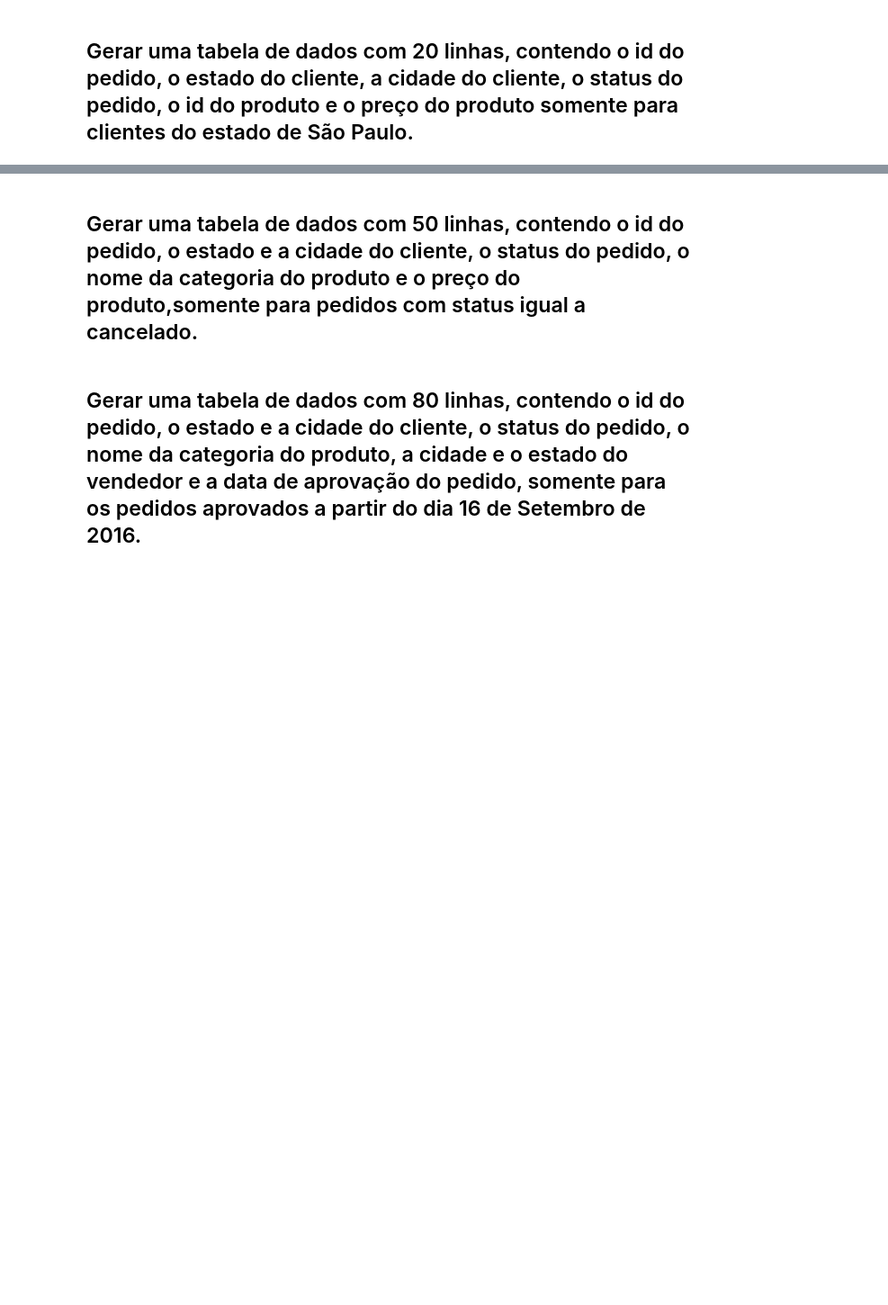
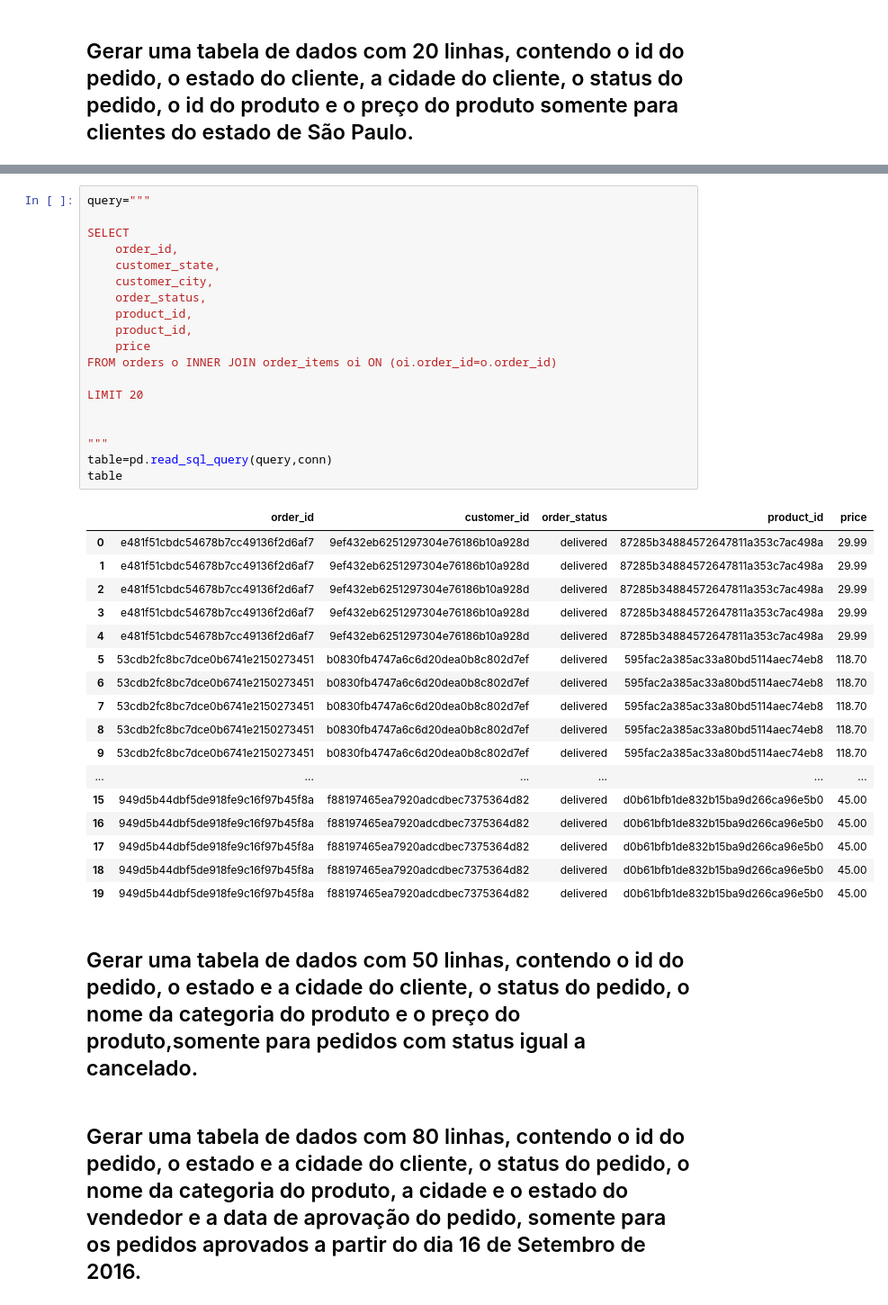
Before and after one commit to alessandra-barbosa/olist_brazil_advanced_sql, a Jupyter notebook: olist_brazil_avanced_sql_08.ipynb, the cells around one changed output, grey strips where cells are left out. Shown at 90% size. Cells and saved outputs as stored; diff of their text form; blank space fills up the shorter version.

```diff
--- a/olist_brazil_avanced_sql_08.ipynb
+++ b/olist_brazil_avanced_sql_08.ipynb
@@ -1491,3 +1955,40 @@ table
+# %%
+query="""
+
+SELECT
+    order_id,
+    customer_state,
+    customer_city,
+    order_status,
+    product_id,
+    product_id,
+    price
+FROM orders o INNER JOIN order_items oi ON (oi.order_id=o.order_id)
+
+LIMIT 20
+
+
+"""
+table=pd.read_sql_query(query,conn)
+table
+# %% [output]
+|  | order_id | customer_id | order_status | product_id | price |
+| 0 | e481f51cbdc54678b7cc49136f2d6af7 | 9ef432eb6251297304e76186b10a928d | delivered | 87285b34884572647811a353c7ac498a | 29.99 |
+| 1 | e481f51cbdc54678b7cc49136f2d6af7 | 9ef432eb6251297304e76186b10a928d | delivered | 87285b34884572647811a353c7ac498a | 29.99 |
+| 2 | e481f51cbdc54678b7cc49136f2d6af7 | 9ef432eb6251297304e76186b10a928d | delivered | 87285b34884572647811a353c7ac498a | 29.99 |
+| 3 | e481f51cbdc54678b7cc49136f2d6af7 | 9ef432eb6251297304e76186b10a928d | delivered | 87285b34884572647811a353c7ac498a | 29.99 |
+| 4 | e481f51cbdc54678b7cc49136f2d6af7 | 9ef432eb6251297304e76186b10a928d | delivered | 87285b34884572647811a353c7ac498a | 29.99 |
+| 5 | 53cdb2fc8bc7dce0b6741e2150273451 | b0830fb4747a6c6d20dea0b8c802d7ef | delivered | 595fac2a385ac33a80bd5114aec74eb8 | 118.70 |
+| 6 | 53cdb2fc8bc7dce0b6741e2150273451 | b0830fb4747a6c6d20dea0b8c802d7ef | delivered | 595fac2a385ac33a80bd5114aec74eb8 | 118.70 |
+| 7 | 53cdb2fc8bc7dce0b6741e2150273451 | b0830fb4747a6c6d20dea0b8c802d7ef | delivered | 595fac2a385ac33a80bd5114aec74eb8 | 118.70 |
+| 8 | 53cdb2fc8bc7dce0b6741e2150273451 | b0830fb4747a6c6d20dea0b8c802d7ef | delivered | 595fac2a385ac33a80bd5114aec74eb8 | 118.70 |
+| 9 | 53cdb2fc8bc7dce0b6741e2150273451 | b0830fb4747a6c6d20dea0b8c802d7ef | delivered | 595fac2a385ac33a80bd5114aec74eb8 | 118.70 |
+| ... | ... | ... | ... | ... | ... |
+| 15 | 949d5b44dbf5de918fe9c16f97b45f8a | f88197465ea7920adcdbec7375364d82 | delivered | d0b61bfb1de832b15ba9d266ca96e5b0 | 45.00 |
+| 16 | 949d5b44dbf5de918fe9c16f97b45f8a | f88197465ea7920adcdbec7375364d82 | delivered | d0b61bfb1de832b15ba9d266ca96e5b0 | 45.00 |
+| 17 | 949d5b44dbf5de918fe9c16f97b45f8a | f88197465ea7920adcdbec7375364d82 | delivered | d0b61bfb1de832b15ba9d266ca96e5b0 | 45.00 |
+| 18 | 949d5b44dbf5de918fe9c16f97b45f8a | f88197465ea7920adcdbec7375364d82 | delivered | d0b61bfb1de832b15ba9d266ca96e5b0 | 45.00 |
+| 19 | 949d5b44dbf5de918fe9c16f97b45f8a | f88197465ea7920adcdbec7375364d82 | delivered | d0b61bfb1de832b15ba9d266ca96e5b0 | 45.00 |
 # %% [markdown]
 ## Gerar uma tabela de dados com 50 linhas, contendo o id do pedido, o estado e a cidade do cliente, o status do pedido, o nome da categoria do produto e o preço do produto,somente para pedidos com status igual a cancelado.
 # %% [markdown]
```
Also changed, not shown: parts of 72 cells of this notebook.
